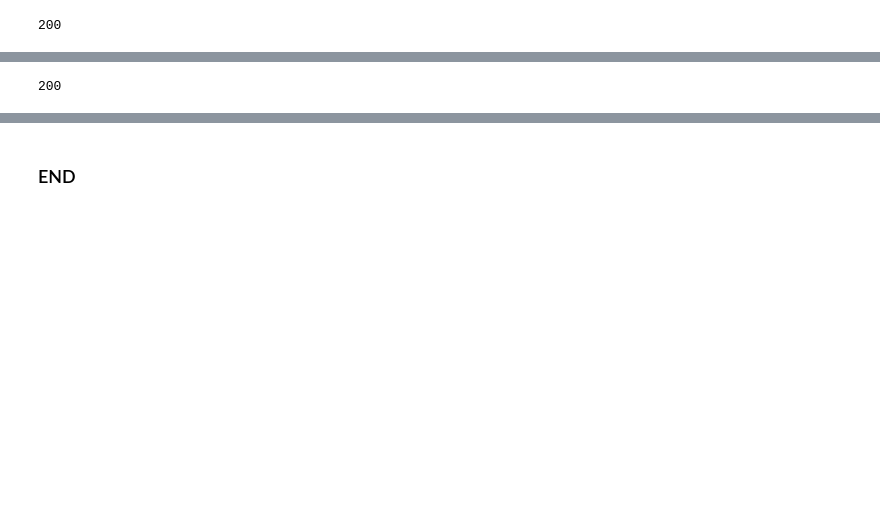
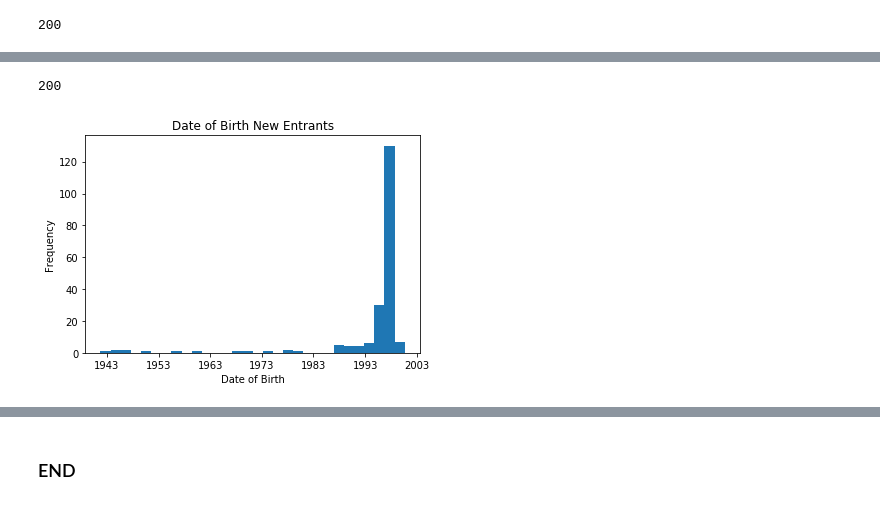
Before and after one commit to Hudsonsue/progproj, a Jupyter notebook: Project_Programming_Data_Analytics.ipynb, the cells around one changed output, grey strips where cells are left out. Drawn from its saved outputs; the diff is of its cells as text; code cells hidden in the pictures; blank space fills up the shorter version.

```diff
--- a/Project_Programming_Data_Analytics.ipynb
+++ b/Project_Programming_Data_Analytics.ipynb
@@ -104,51 +166,55 @@ def random_date(start_date, range_in_days):
     random_date = np.datetime64(start_date) + np.random.choice(days_to_add)
     return random_date
 i=1
-for i in range(2):
+for i in range(7):
     dob17 = random_date('1999-01-01', 635)
     DOB.append(dob17)
     MAT.append("NOT_MATURE")
-for i in range(20):
+for i in range(62):
     dob18 = random_date('1998-01-01', 200)
     DOB.append(dob18)
     MAT.append("NOT_MATURE")
-for i in range(41): ##changed to 38 to allow for rounding in published %
+for i in range(68):
     dob19 = random_date('1997-01-01', 200)
     DOB.append(dob19)
     MAT.append("NOT_MATURE")
-for i in range(43):
+for i in range(23):
     dob20 = random_date('1996-01-01', 200)
     DOB.append(dob20)
     MAT.append("NOT_MATURE")
-for i in range(34):
+for i in range(7):
     dob21 = random_date('1995-01-01', 200)
     DOB.append(dob21)
     MAT.append("NOT_MATURE")
-for i in range(20):
+for i in range(4):
     dob22 = random_date('1994-01-01', 200)
     DOB.append(dob22)
     MAT.append("NOT_MATURE")
-for i in range(8):
+for i in range(2):
     dob23 = random_date('1993-01-01', 200)
     DOB.append(dob23)
     MAT.append("MATURE")
-for i in range(6):
+for i in range(4):
     dob24 = random_date('1992-01-01', 200)
     DOB.append(dob24)
     MAT.append("MATURE")
-for i in range(12):
+for i in range(9):
     dob25_29 = random_date('1987-01-01', 1460)
     DOB.append(dob25_29)
     MAT.append("MATURE")
 for i in range(14):
     dob30up = random_date('1941-01-01', 16425)
     DOB.append(dob30up)
     MAT.append ("MATURE")
 
-len(DOB)
+# histogram below to show that my distribution is as expected
+print(len(DOB) )
+plt.hist(DOB, 30)
+plt.title("Date of Birth New Entrants")
+plt.xlabel("Date of Birth")
+plt.ylabel("Frequency")
 
-##print (DOB)
-
-#adapted from response to stackoverflow query[3]
+plt.show()
 # %% [output]
 200
+[figure, added]
```
Also changed, not shown: parts of 28 cells of this notebook, 2 other files.
